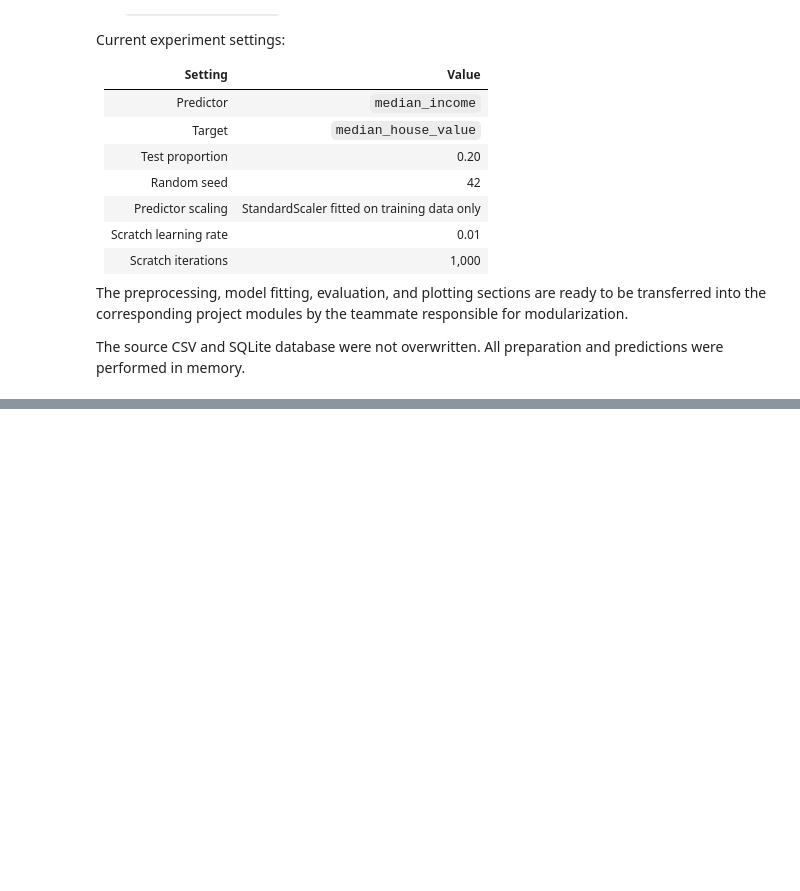
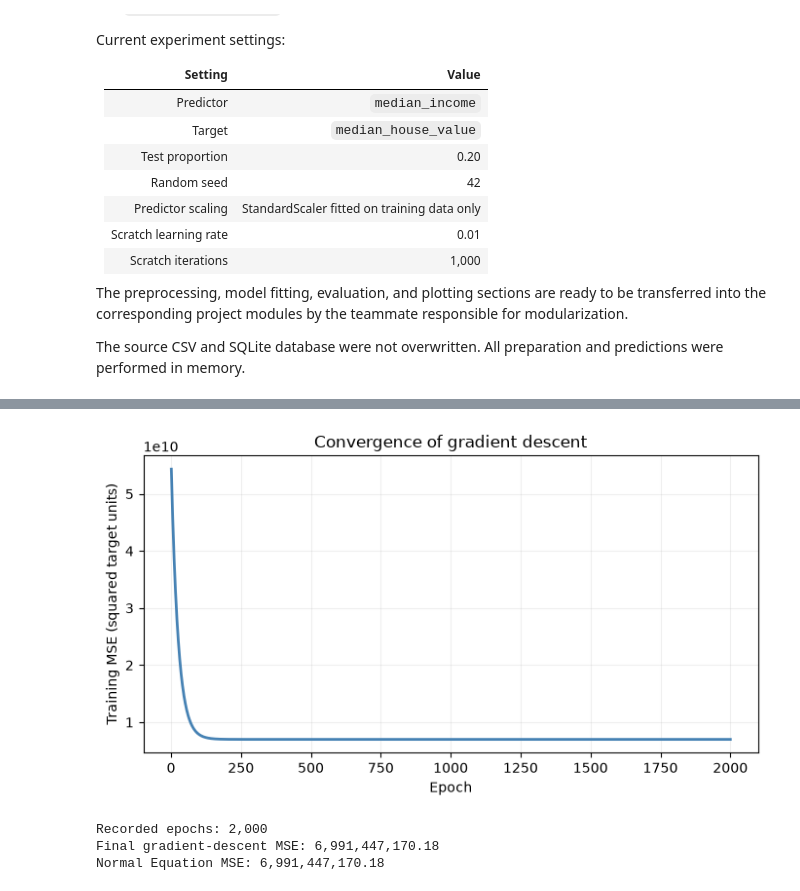
Before and after one commit to kinghighshow/LinearRegressionArchitecture_Group1, a Jupyter notebook: notebooks/linear_regression.ipynb, the cells around one changed output, grey strips where cells are left out. Drawn from its saved outputs; the diff is of its cells as text; code cells hidden in the pictures; blank space fills up the shorter version.

```diff
--- a/notebooks/linear_regression.ipynb
+++ b/notebooks/linear_regression.ipynb
@@ -876,0 +1392,29 @@ All preparation and predictions were performed in memory.
+# %%
+# Each stored loss corresponds to one completed parameter update.
+epoch_numbers = np.arange(1, len(loss_history) + 1)
+
+# Follow the professor's loss-curve plotting approach.
+plt.figure(figsize=(7, 4))
+plt.plot(
+    epoch_numbers,
+    loss_history,
+    color="steelblue",
+    linewidth=2,
+)
+
+plt.xlabel("Epoch")
+plt.ylabel("Training MSE (squared target units)")
+plt.title("Convergence of gradient descent")
+plt.grid(alpha=0.2)
+plt.tight_layout()
+plt.show()
+
+# Report the final value alongside the analytical reference.
+print(f"Recorded epochs: {len(loss_history):,}")
+print(f"Final gradient-descent MSE: {loss_history[-1]:,.2f}")
+print(f"Normal Equation MSE: {workshop_mse_ne:,.2f}")
+# %% [output]
+[figure, added]
+Recorded epochs: 2,000
+Final gradient-descent MSE: 6,991,447,170.18
+Normal Equation MSE: 6,991,447,170.18
```
Also changed, not shown: parts of 12 cells of this notebook.
